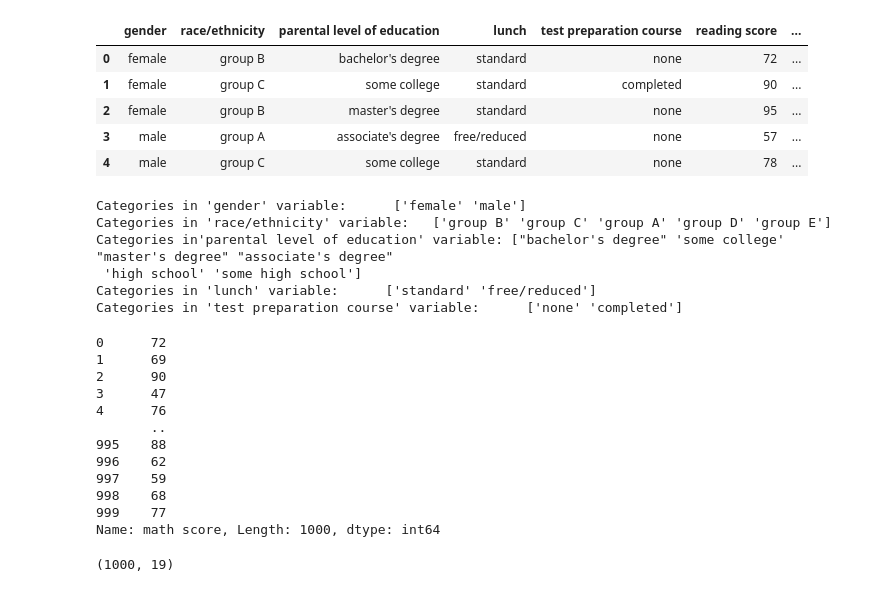
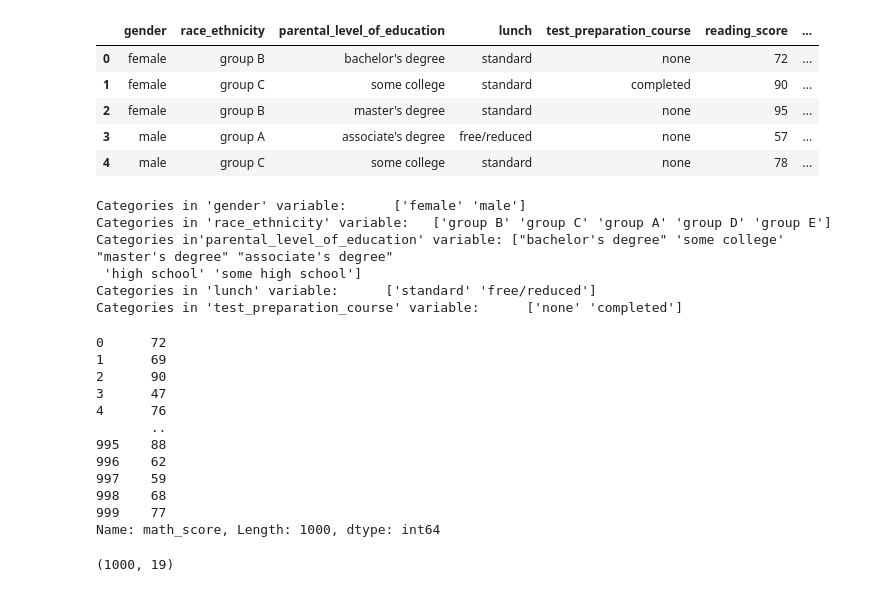
Before and after one commit to Siddhantg2002/ML-E2E-Project, a Jupyter notebook: Notebook/Model Training.ipynb, the cells around one changed output. Drawn from its saved outputs; the diff is of its cells as text; code cells hidden in the pictures.

```diff
--- a/Notebook/Model Training.ipynb
+++ b/Notebook/Model Training.ipynb
@@ -27,10 +27,10 @@ df.head()
 | 3 | male | group A | associate's degree | free/reduced | none | 47 | ... |
 | 4 | male | group C | some college | standard | none | 76 | ... |
 # %%
-X = df.drop(columns=['math score'],axis=1)
+X = df.drop(columns=['math_score'],axis=1)
 X.head()
 # %% [output]
-|  | gender | race/ethnicity | parental level of education | lunch | test preparation course | reading score | ... |
+|  | gender | race_ethnicity | parental_level_of_education | lunch | test_preparation_course | reading_score | ... |
 | 0 | female | group B | bachelor's degree | standard | none | 72 | ... |
 | 1 | female | group C | some college | standard | completed | 90 | ... |
 | 2 | female | group B | master's degree | standard | none | 95 | ... |
@@ -40,26 +40,26 @@ X.head()
 print("Categories in 'gender' variable:     ",end=" " )
 print(df['gender'].unique())
 
-print("Categories in 'race/ethnicity' variable:  ",end=" ")
-print(df['race/ethnicity'].unique())
+print("Categories in 'race_ethnicity' variable:  ",end=" ")
+print(df['race_ethnicity'].unique())
 
-print("Categories in'parental level of education' variable:",end=" " )
-print(df['parental level of education'].unique())
+print("Categories in'parental_level_of_education' variable:",end=" " )
+print(df['parental_level_of_education'].unique())
 
 print("Categories in 'lunch' variable:     ",end=" " )
 print(df['lunch'].unique())
 
-print("Categories in 'test preparation course' variable:     ",end=" " )
-print(df['test preparation course'].unique())
+print("Categories in 'test_preparation_course' variable:     ",end=" " )
+print(df['test_preparation_course'].unique())
 # %% [output]
 Categories in 'gender' variable:      ['female' 'male']
-Categories in 'race/ethnicity' variable:   ['group B' 'group C' 'group A' 'group D' 'group E']
-Categories in'parental level of education' variable: ["bachelor's degree" 'some college' "master's degree" "associate's degree"
+Categories in 'race_ethnicity' variable:   ['group B' 'group C' 'group A' 'group D' 'group E']
+Categories in'parental_level_of_education' variable: ["bachelor's degree" 'some college' "master's degree" "associate's degree"
  'high school' 'some high school']
 Categories in 'lunch' variable:      ['standard' 'free/reduced']
-Categories in 'test preparation course' variable:      ['none' 'completed']
+Categories in 'test_preparation_course' variable:      ['none' 'completed']
 # %%
-y = df['math score']
+y = df['math_score']
 y
 # %% [output]
 0      72
@@ -73,7 +73,7 @@ y
 997    59
 998    68
 999    77
-Name: math score, Length: 1000, dtype: int64
+Name: math_score, Length: 1000, dtype: int64
 # %%
 # Create Column Transformer with 3 types of transformers
 num_features = X.select_dtypes(exclude="object").columns
```
Also changed, not shown: parts of 3 cells of this notebook, 20 other files.
